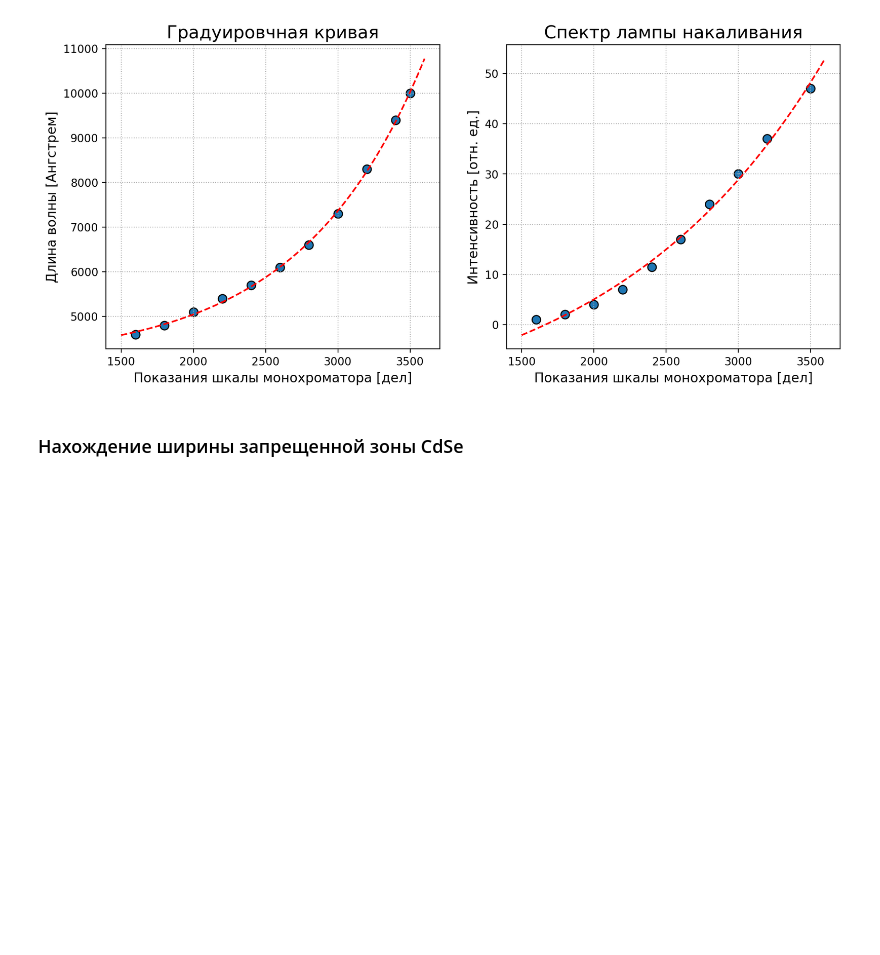
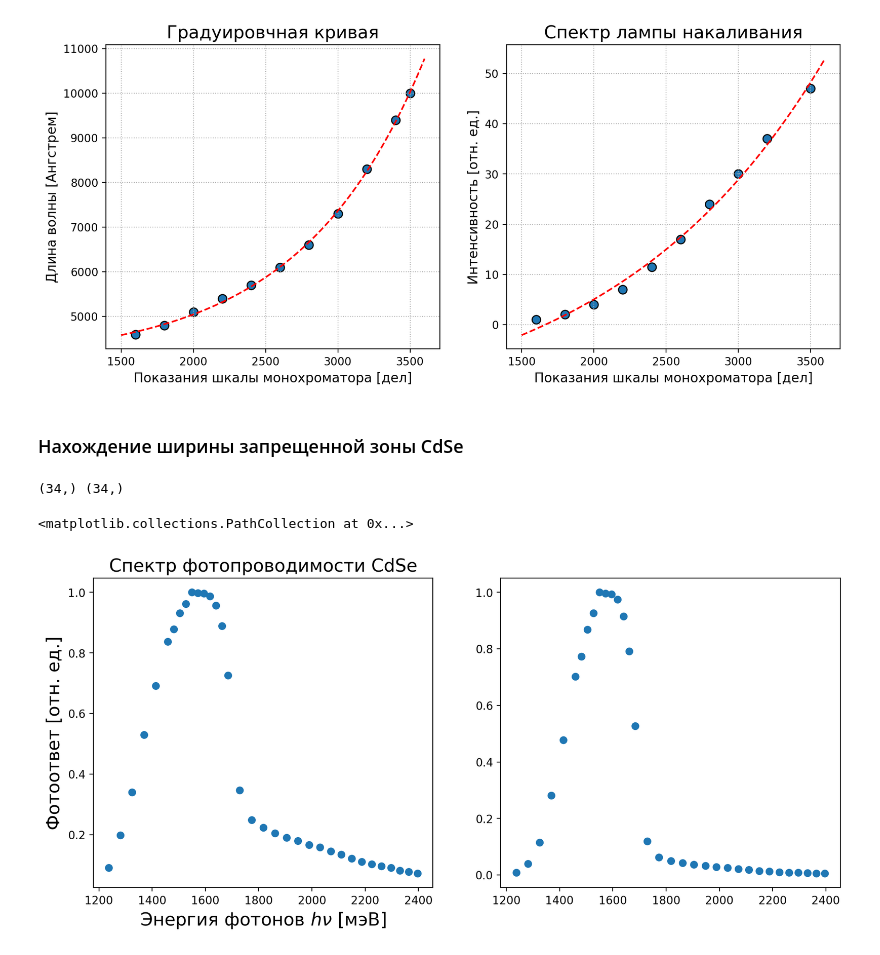
Before and after one commit to ShmakovVladimir/Labs, a Jupyter notebook: Основы современной физики/Фотопроводимость/main.ipynb, the cells around one changed output. Cells and saved outputs as stored; diff of their text form; code cells hidden in the pictures; blank space fills up the shorter version.

```diff
--- a/Основы современной физики/Фотопроводимость/main.ipynb
+++ b/Основы современной физики/Фотопроводимость/main.ipynb
@@ -47,3 +47,29 @@ ax[1].grid(ls = ":")
 [figure]
 # %% [markdown]
 ### Нахождение ширины запрещенной зоны CdSe
+# %%
+data_CdSe = pd.read_csv('CdSe_main.csv')
+x = 4.135 * 3 * 1e6/ lambda_func(data_CdSe['monochrom'])
+I = (data_CdSe['V'] - 0.0022)  / 40 #Сила Тока в мА
+mask = x < 2400
+x, I = x[mask], I[mask]
+y = I / spectrum_func(data_CdSe['monochrom'])[mask]
+y = I
+y += np.abs(np.min(y))
+y /= np.max(y)
+print(x.shape, I.shape)
+# %% [output]
+(34,) (34,)
+# %%
+fig, ax = plt.subplots(1, 2, figsize = (12, 5), dpi = 200)
+ax[0].scatter(x, y)
+
+
+ax[0].set_xlabel(r"Энергия фотонов $h \nu$ [мэВ]", fontsize = 16)
+ax[0].set_ylabel("Фотоответ [отн. ед.]", fontsize = 16)
+ax[0].set_title("Спектр фотопроводимости CdSe", fontsize = 16)
+
+ax[1].scatter(x, np.power(y, 2))
+# %% [output]
+<matplotlib.collections.PathCollection at 0x...>
+[figure, added]
```
Also changed, not shown: parts of 4 cells of this notebook.
